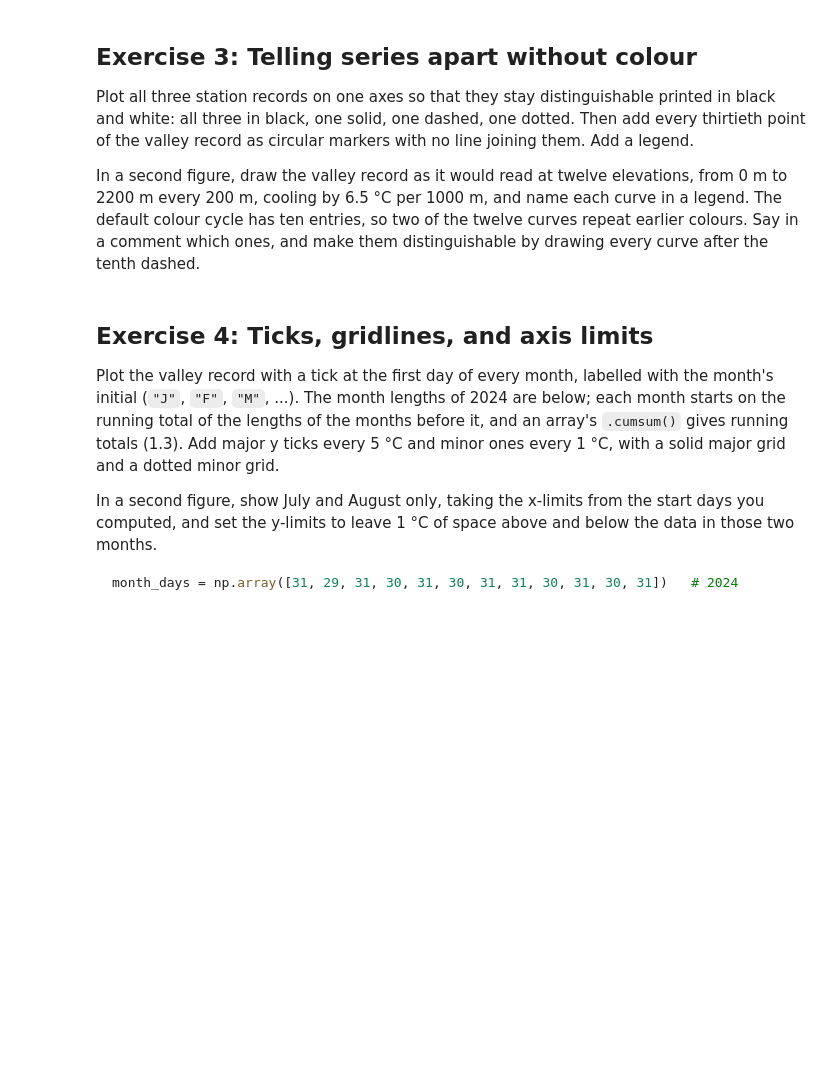
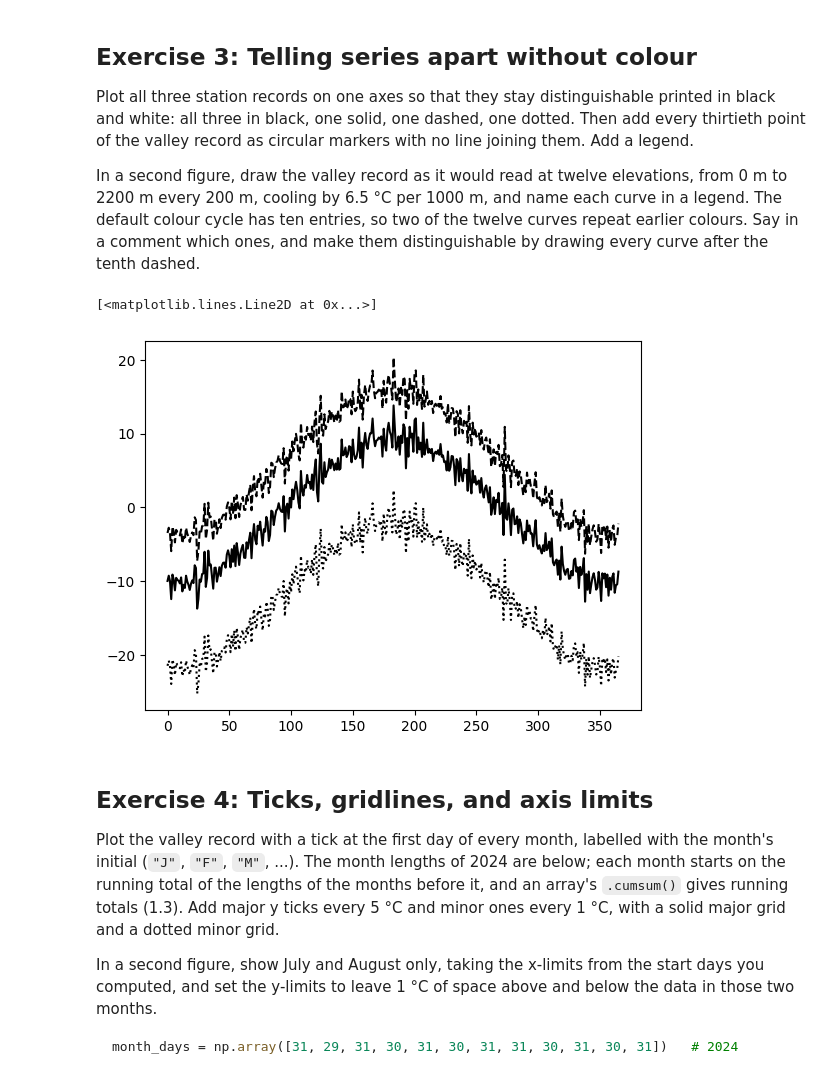
Before and after one commit to nikolaicarrion/2026_Intro_Python, a Jupyter notebook: 1.4-matplotlib-and-xarray-exercises.ipynb, the cells around one changed output. Drawn from its saved outputs; the diff is of its cells as text; code cells hidden in the pictures; blank space fills up the shorter version.

```diff
--- a/1.4-matplotlib-and-xarray-exercises.ipynb
+++ b/1.4-matplotlib-and-xarray-exercises.ipynb
@@ -73,3 +120,11 @@ which ones, and make them distinguishable by drawing every curve after the tenth
+# %%
+fig, ax = plt.subplots()
+ax.plot(days, ridge_celsius, c = "k", linestyle = "solid" )
+ax.plot(days, valley_celsius, c = "k", linestyle = "dashed")
+ax.plot(days, mountain_celsius, c = "k", linestyle = "dotted")
+# %% [output]
+[<matplotlib.lines.Line2D at 0x...>]
+[figure, added]
 # %% [markdown]
 ## Exercise 4: Ticks, gridlines, and axis limits
 
```
Also changed, not shown: parts of 12 cells of this notebook.
